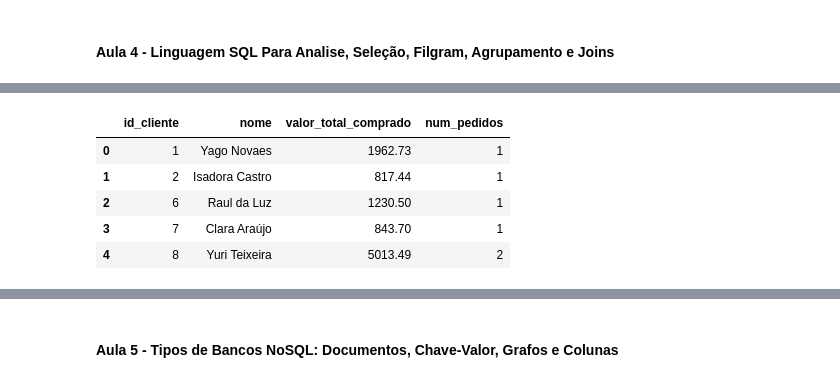
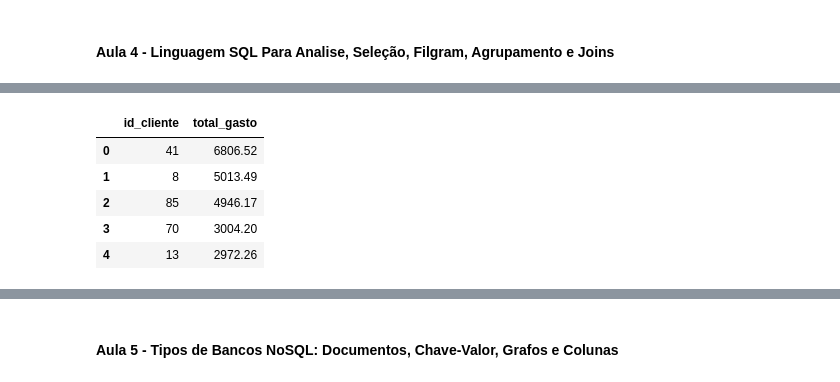
Before and after one commit to RicardViana/fiap-Big-Data, a Jupyter notebook: fundamentos_de_bancos_de_dados_relacionais_e_nosql.ipynb, the cells around one changed output, grey strips where cells are left out. Saved outputs shown, nothing was run; the diff lists cells and outputs as text; code cells hidden in the pictures.

Commit message:
Atualizando notebook com comandos SQL via Duckdb

```diff
--- a/fundamentos_de_bancos_de_dados_relacionais_e_nosql.ipynb
+++ b/fundamentos_de_bancos_de_dados_relacionais_e_nosql.ipynb
@@ -1003,38 +939,21 @@ print(df.head())
-# %%
-session = boto3.Session(profile_name="academy")
-credentials = session.get_credentials().get_frozen_credentials()
-region = session.region_name or "us-east-1"
-
-DIM_PREFIX = "s3://aula-data-lake-430854566059/gold/"
-
-duckdb_config = {
-    "s3_region": region,
-    "s3_access_key_id": credentials.access_key,
-    "s3_secret_access_key": credentials.secret_key,
-}
-if credentials.token:
-    duckdb_config["s3_session_token"] = credentials.token
-
-con = duckdb.connect(config=duckdb_config)
-
-
-
-con.sql("""
-    CREATE TEMP TABLE top_clientes AS
-    SELECT *
-    FROM read_parquet('s3://aula-data-lake-430854566059/gold/vendas_por_cliente')
-
-
-""")
-
-# Consulta usando a tabela temporária
-df = con.sql("SELECT * FROM top_clientes").df()
-
-df.head()
-# %% [output]
-|  | id_cliente | nome | valor_total_comprado | num_pedidos |
-| 0 | 1 | Yago Novaes | 1962.73 | 1 |
-| 1 | 2 | Isadora Castro | 817.44 | 1 |
-| 2 | 6 | Raul da Luz | 1230.50 | 1 |
-| 3 | 7 | Clara Araújo | 843.70 | 1 |
-| 4 | 8 | Yuri Teixeira | 5013.49 | 2 |
+# %%
+# Criação da tabela temporária com uma consulta
+duckdb.sql("""
+    CREATE TEMP TABLE top_clientes AS
+    SELECT id_cliente, SUM(valor_total_comprado) AS total_gasto
+    FROM 's3://aula-data-lake-430854566059/gold/vendas_por_cliente.parquet'
+    GROUP BY id_cliente
+    ORDER BY total_gasto DESC
+    LIMIT 10
+""")
+
+# Consulta usando a tabela temporária
+df = duckdb.sql("SELECT * FROM top_clientes").df()
+df.head()
+# %% [output]
+|  | id_cliente | total_gasto |
+| 0 | 41 | 6806.52 |
+| 1 | 8 | 5013.49 |
+| 2 | 85 | 4946.17 |
+| 3 | 70 | 3004.20 |
+| 4 | 13 | 2972.26 |
```
Also changed, not shown: parts of 20 cells of this notebook.
